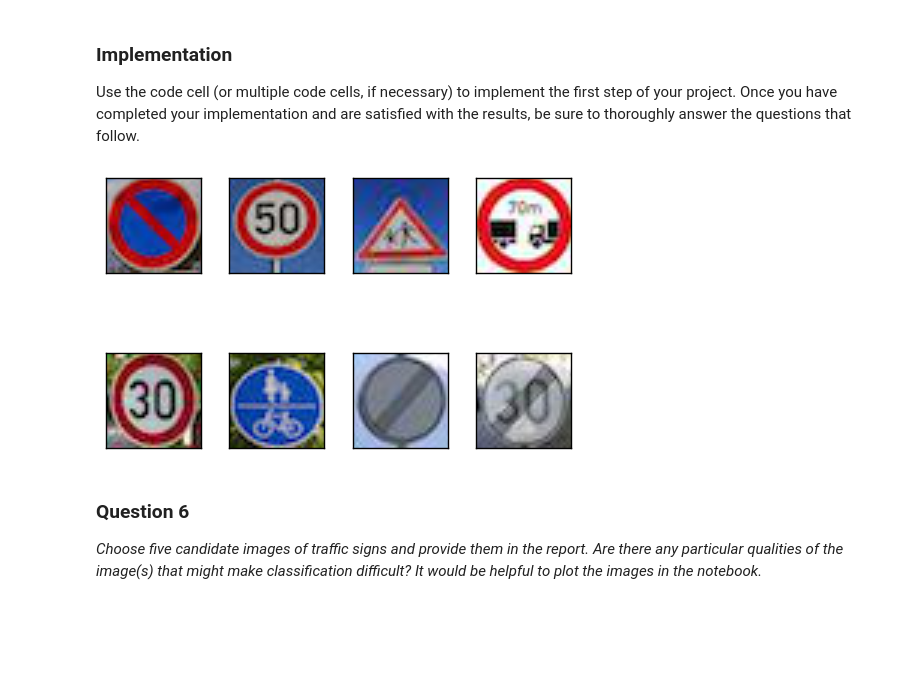
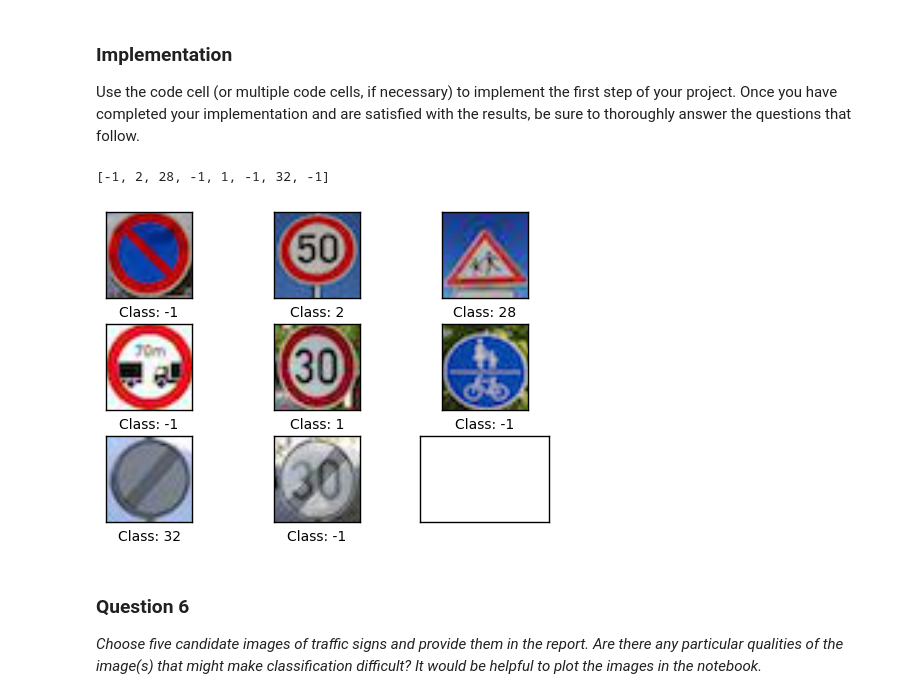
Before and after one commit to gilcarmel/traffic-signs, a Jupyter notebook: Traffic_Signs_Recognition.ipynb, the cells around one changed output. Drawn from its saved outputs; the diff is of its cells as text; code cells hidden in the pictures; blank space fills up the shorter version.

```diff
--- a/Traffic_Signs_Recognition.ipynb
+++ b/Traffic_Signs_Recognition.ipynb
@@ -426,24 +413,25 @@ def optimize():
     print("Epoch time usage: " + str(timedelta(seconds=int(round(time_dif)))))
 # %%
 def plot_images_with_labels(images, cls_true, cls_pred=None):
-    assert len(images) == len(cls_true) == 9
+    assert len(images) == len(cls_true)
 
     # Create figure with 3x3 sub-plots.
     fig, axes = plt.subplots(3, 3)
     fig.subplots_adjust(hspace=0.3, wspace=0.3)
 
     for i, ax in enumerate(axes.flat):
-        # Plot image.
-        ax.imshow(images[i].reshape(img_shape))
+        if i < len(images):
+            # Plot image.
+            ax.imshow(images[i].reshape(img_shape))
 
-        # Show true and predicted classes.
-        if cls_pred is None:
-            xlabel = "True: {0}".format(cls_true[i])
-        else:
-            xlabel = "True: {0}, Pred: {1}".format(cls_true[i], cls_pred[i])
+            # Show true and predicted classes.
+            if cls_pred is None:
+                xlabel = "Class: {0}".format(cls_true[i])
+            else:
+                xlabel = "Class: {0}, Pred: {1}".format(cls_true[i], cls_pred[i])
 
-        # Show the classes as the label on the x-axis.
-        ax.set_xlabel(xlabel)
+            # Show the classes as the label on the x-axis.
+            ax.set_xlabel(xlabel)
 
         # Remove ticks from the plot.
         ax.set_xticks([])
@@ -578,7 +566,7 @@ import os.path
 saver = tf.train.Saver()
 checkpoint_name = "model.ckpt"
 
-num_epochs = 50
+num_epochs = 53
 
 with tf.Session() as session:
 
@@ -684,42 +679,50 @@ Use the code cell (or multiple code cells, if necessary) to implement the first
 from scipy import misc
 import os
 
+from parse import *
 
 
 def plot_images(images):
     # Create figure sub-plots.
     fig, axes = plt.subplots(2,4)
     fig.subplots_adjust(hspace=0.3, wspace=0.3)
 
     for i, ax in enumerate(axes.flat):
         if i < len(images):
             # Plot image.
             ax.imshow(images[i])
 
             # Remove ticks from the plot.
             ax.set_xticks([])
             ax.set_yticks([])
 
     # Ensure the plot is shown correctly with multiple plots
     # in a single Notebook cell.
     plt.show()
 
 def load_image(filename):
     return misc.imread(filename)
 
 def load_images(path):
     f = []
+    labels = []
+    # Get all filenames and parse the label from the filename
     for (dirpath, dirnames, filenames) in os.walk(path):
         f.extend([path + '/' + filename for filename in filenames])
+        labels.extend([search("({:d})", filename)[0] for filename in filenames])
         break
 
-    return [load_image(filename) for filename in f]
+    print(labels)
+    return [load_image(filename) for filename in f], np.array(labels)
 
-report_images = load_images('report_images')
+# Load all the images
+report_images, report_labels = load_images('report_images')
 
-plot_images(report_images)
+
+plot_images_with_labels(report_images, report_labels)
 # %% [output]
+[-1, 2, 28, -1, 1, -1, 32, -1]
-[figure, old version]
+[figure, new version]
 # %% [markdown]
 ### Question 6
 
```
Also changed, not shown: parts of 13 cells of this notebook, 1 other file.
